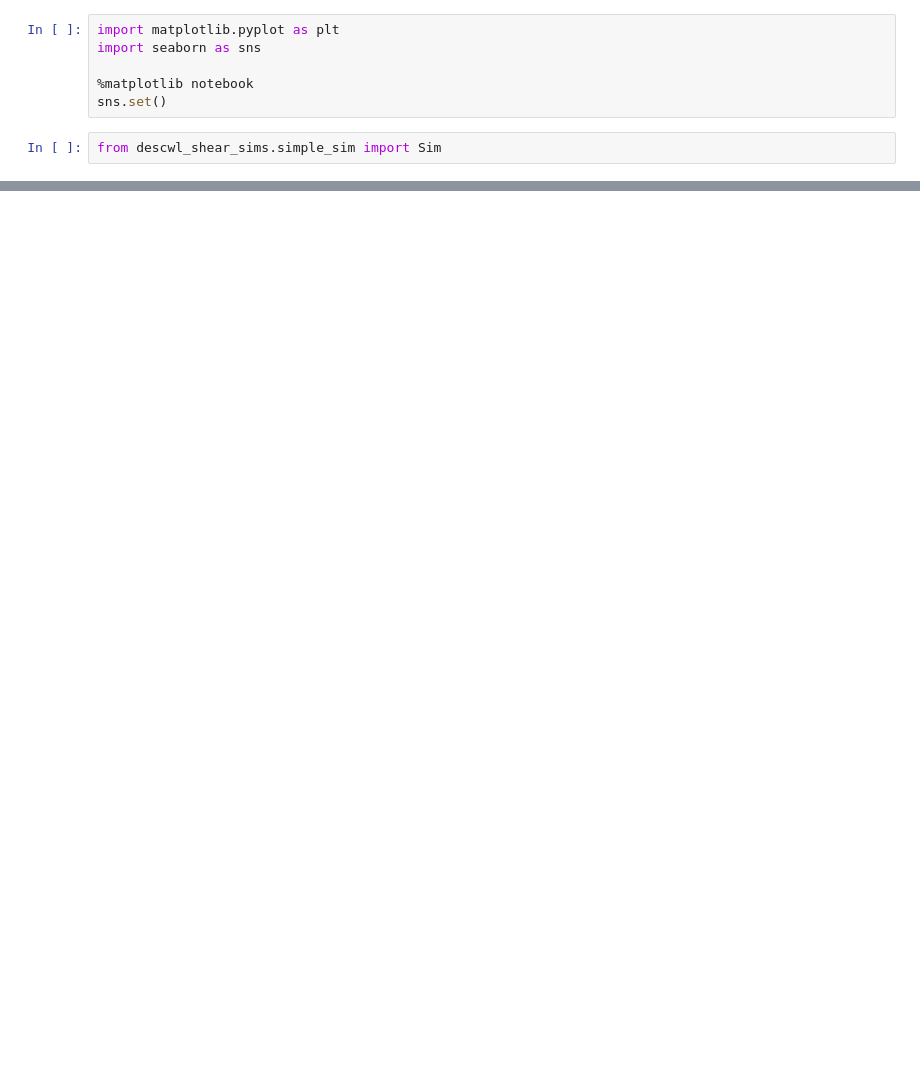
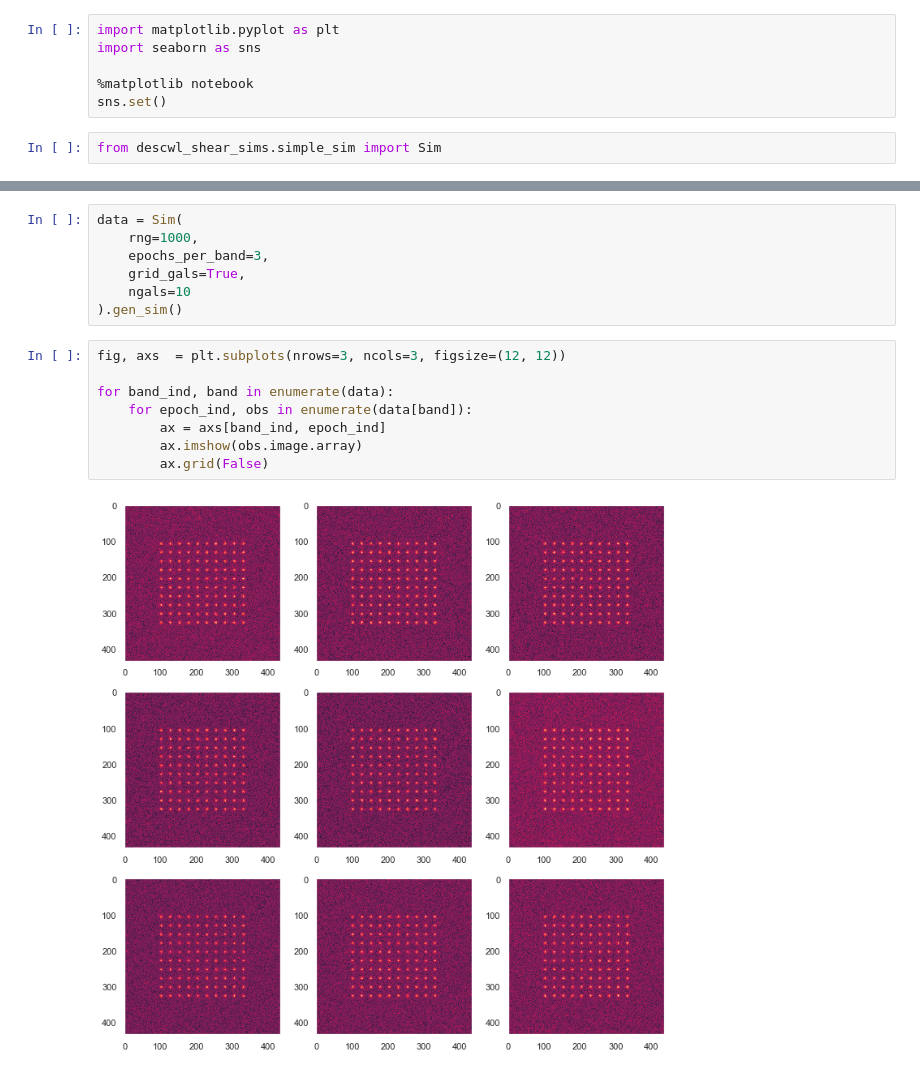
Before and after one commit to LSSTDESC/descwl-shear-sims, a Jupyter notebook: examples/plot_sim.ipynb, the cells around one changed output, grey strips where cells are left out. Drawn from its saved outputs; the diff is of its cells as text; blank space fills up the shorter version.

```diff
--- a/examples/plot_sim.ipynb
+++ b/examples/plot_sim.ipynb
@@ -20,0 +32,17 @@ for band_ind, band in enumerate(data):
+# %%
+data = Sim(
+    rng=1000,
+    epochs_per_band=3,
+    grid_gals=True,
+    ngals=10
+).gen_sim()
+# %%
+fig, axs  = plt.subplots(nrows=3, ncols=3, figsize=(12, 12))
+
+for band_ind, band in enumerate(data):
+    for epoch_ind, obs in enumerate(data[band]):
+        ax = axs[band_ind, epoch_ind]
+        ax.imshow(obs.image.array)
+        ax.grid(False)
+# %% [output]
+[figure, added]
```
Also changed, not shown: parts of 5 cells of this notebook, 1 other file.
